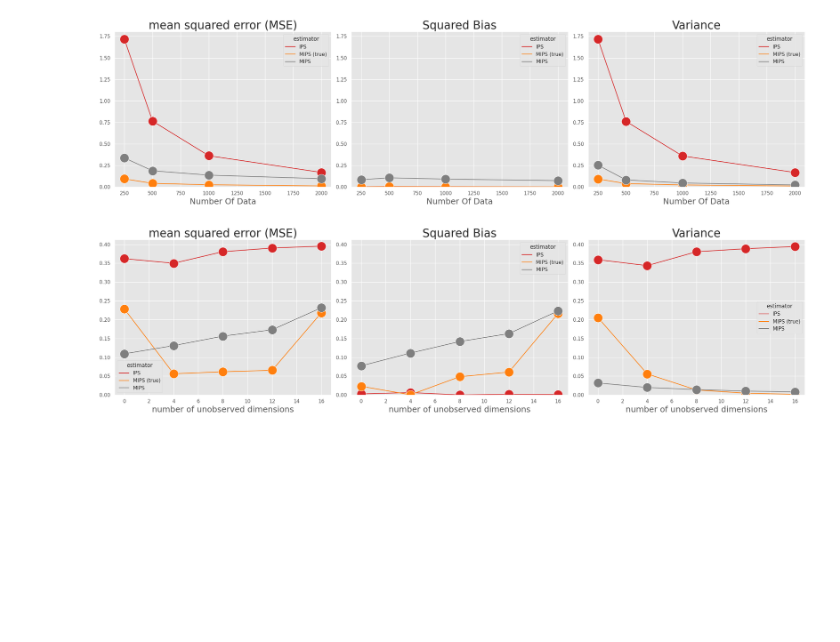
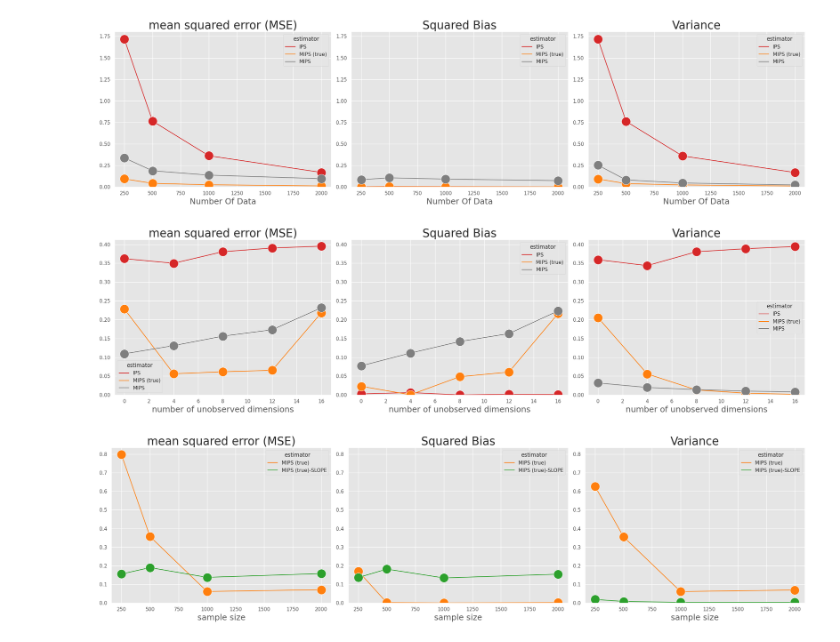
Before and after one commit to tatsuki1107/cfml_tutorial, a Jupyter notebook: action_embed/mips.ipynb, the cells around one changed output. Cells and saved outputs as stored; diff of their text form; code cells hidden in the pictures; blank space fills up the shorter version.

Commit message:
update: hyperparam tuning of estimator by SLOPE in action_embed

```diff
--- a/action_embed/mips.ipynb
+++ b/action_embed/mips.ipynb
@@ -197,8 +190,12 @@ eps=0.1
 reward_noise=1.0
 beta=1.0
 n_sim=200
-estimator_to_pscore_dict={"IPS": "action", "MIPS (true)": "category", "MIPS": "estimated_category"}
 random_state=12345
+ope_estimators = [
+    IPS(estimator_name="IPS"),
+    MIPS(estimator_name="MIPS (true)"),
+    MIPS(estimator_name="MIPS"),
+]
 # %%
 # experiment-3 varying number of replace category under the assumption that p(r|x,a,e) = p(r|x,e)
 
@@ -266,0 +302,41 @@ visualize_mean_squared_error(result_df=result_df, xlabel="number of unobserved d
+# %%
+dataset = SyntheticBanditDatasetWithActionEmbeds(
+    n_actions=n_actions,
+    dim_context=dim_context,
+    n_cat_dim=n_cat_dim,
+    n_cat_per_dim=n_cat_per_dim,
+    latent_param_mat_dim=latent_param_mat_dim,
+    reward_noise=reward_noise,
+    beta=beta,
+    random_state=random_state
+)
+
+test_data = dataset.obtain_batch_bandit_feedback(n_rounds=test_size)
+policy_value = dataset.calc_ground_truth_policy_value(
+    expected_reward=test_data["expected_reward"],
+    evaluation_policy=gen_eps_greedy(expected_reward=test_data["expected_reward"], eps=eps)
+)
+
+
+result_df_list = []
+for val_size in val_size_list:
+
+    job_args = [(dataset, val_size, eps) for _ in range(n_sim)]
+    with Pool(cpu_count()-1) as pool:
+        imap_iter = pool.imap(simulate_evaluation, job_args)
+        tqdm_ = tqdm(imap_iter, total=n_sim, desc=f"val_size={val_size}...")
+        result_list = list(tqdm_)
+
+    # calculate MSE
+    result_df = aggregate_simulation_results(
+        simulation_result_list=result_list,
+        policy_value=policy_value,
+        x_value=val_size
+    )
+    result_df_list.append(result_df)
+
+result_df = pd.concat(result_df_list).reset_index(level=0)
+# %%
+visualize_mean_squared_error(result_df=result_df, xlabel="sample size")
+# %% [output]
+[figure, added]
```
Also changed, not shown: parts of 10 cells of this notebook, 7 other files.
